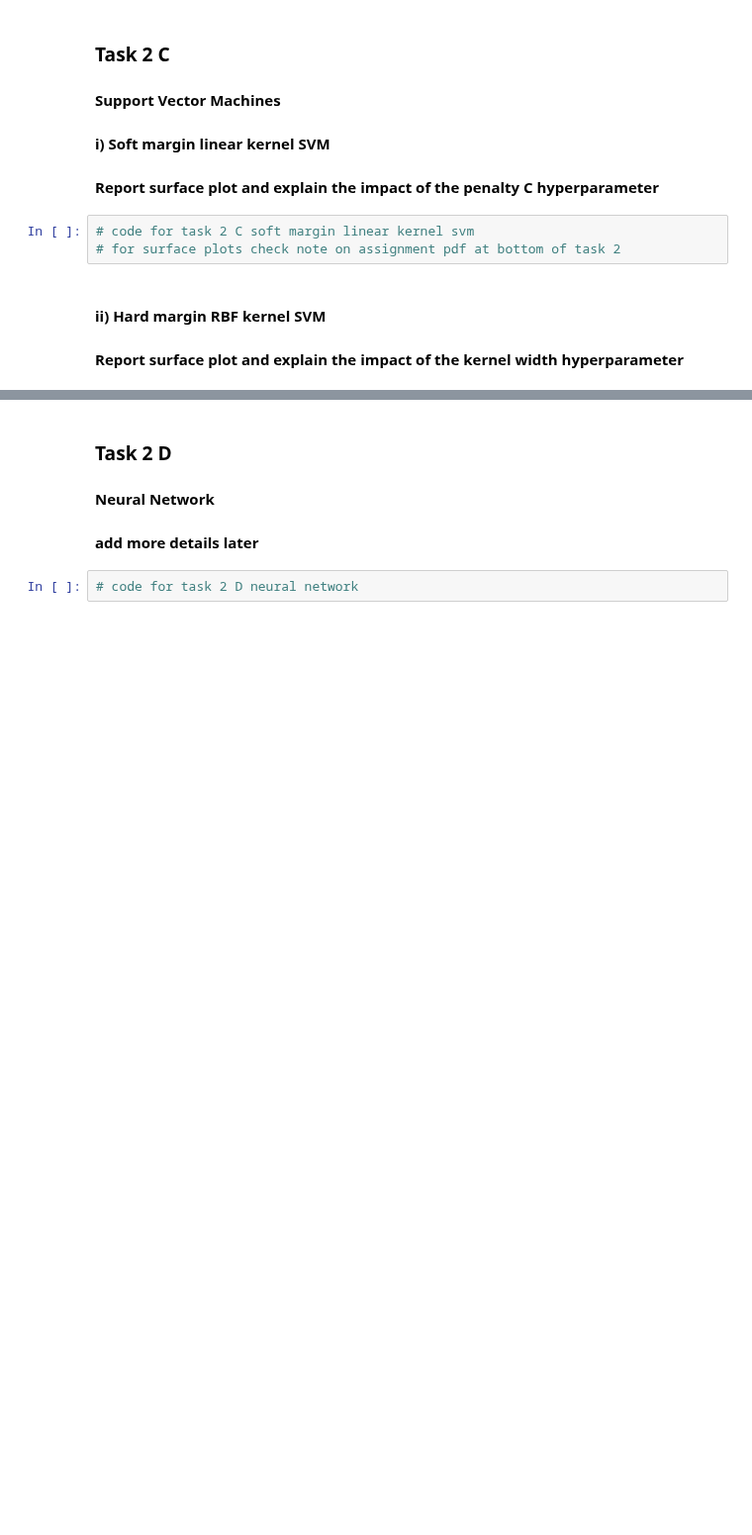
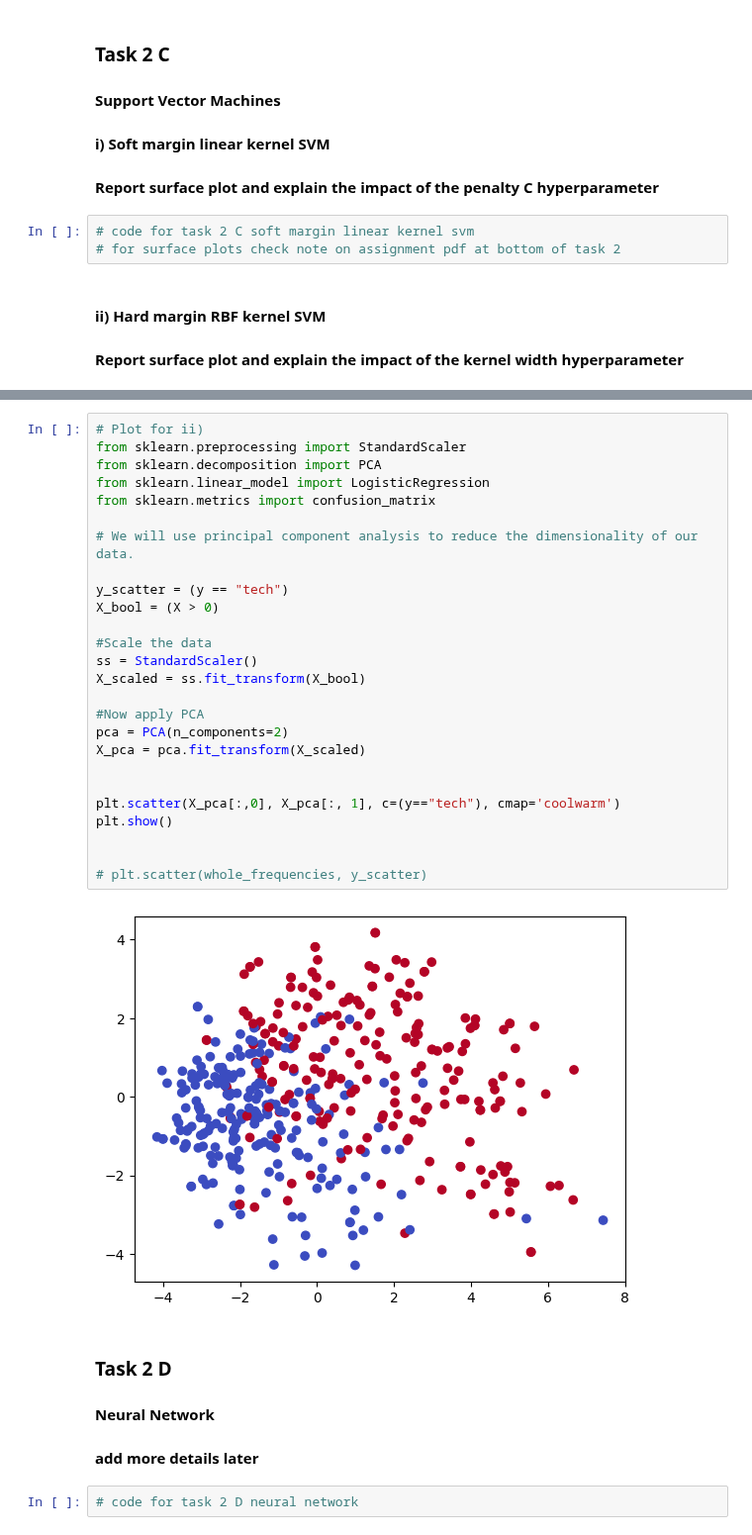
Before and after one commit to Compsci361-Group31/COMPSCI361-Assignment3, a Jupyter notebook: AS03.ipynb, the cells around one changed output, grey strips where cells are left out. Shown at 99% size. Saved outputs shown, nothing was run; the diff lists cells and outputs as text; blank space fills up the shorter version.

```diff
--- a/AS03.ipynb
+++ b/AS03.ipynb
@@ -204,3 +204,31 @@ Hard margin RBF kernel SVM accuracy on test set: %100.00
+# %%
+# Plot for ii)
+from sklearn.preprocessing import StandardScaler
+from sklearn.decomposition import PCA
+from sklearn.linear_model import LogisticRegression
+from sklearn.metrics import confusion_matrix
+
+# We will use principal component analysis to reduce the dimensionality of our data.
+
+y_scatter = (y == "tech")
+X_bool = (X > 0)
+
+#Scale the data
+ss = StandardScaler()
+X_scaled = ss.fit_transform(X_bool)
+
+#Now apply PCA
+pca = PCA(n_components=2)
+X_pca = pca.fit_transform(X_scaled)
+
+
+plt.scatter(X_pca[:,0], X_pca[:, 1], c=(y=="tech"), cmap='coolwarm')
+plt.show()
+
+
+# plt.scatter(whole_frequencies, y_scatter)
+# %% [output]
+[figure, added]
 # %% [markdown]
 ### Task 2 D
 #### Neural Network
```
Also changed, not shown: parts of 5 cells of this notebook.
